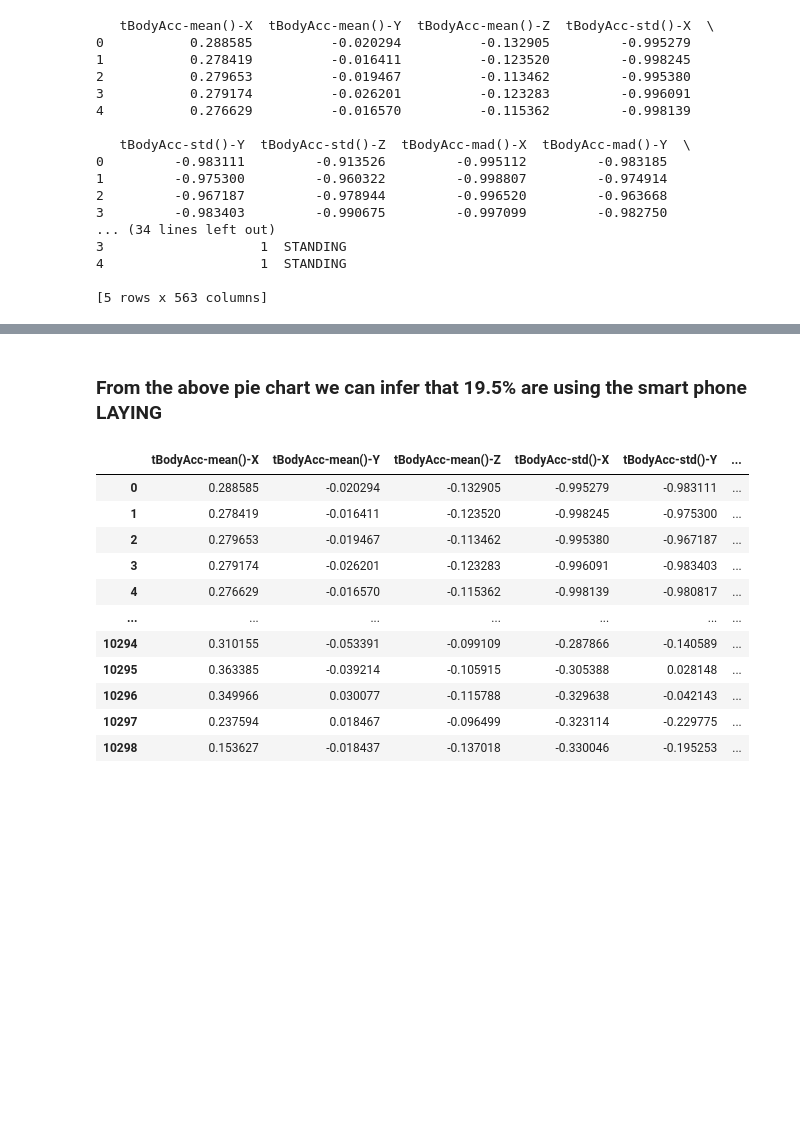
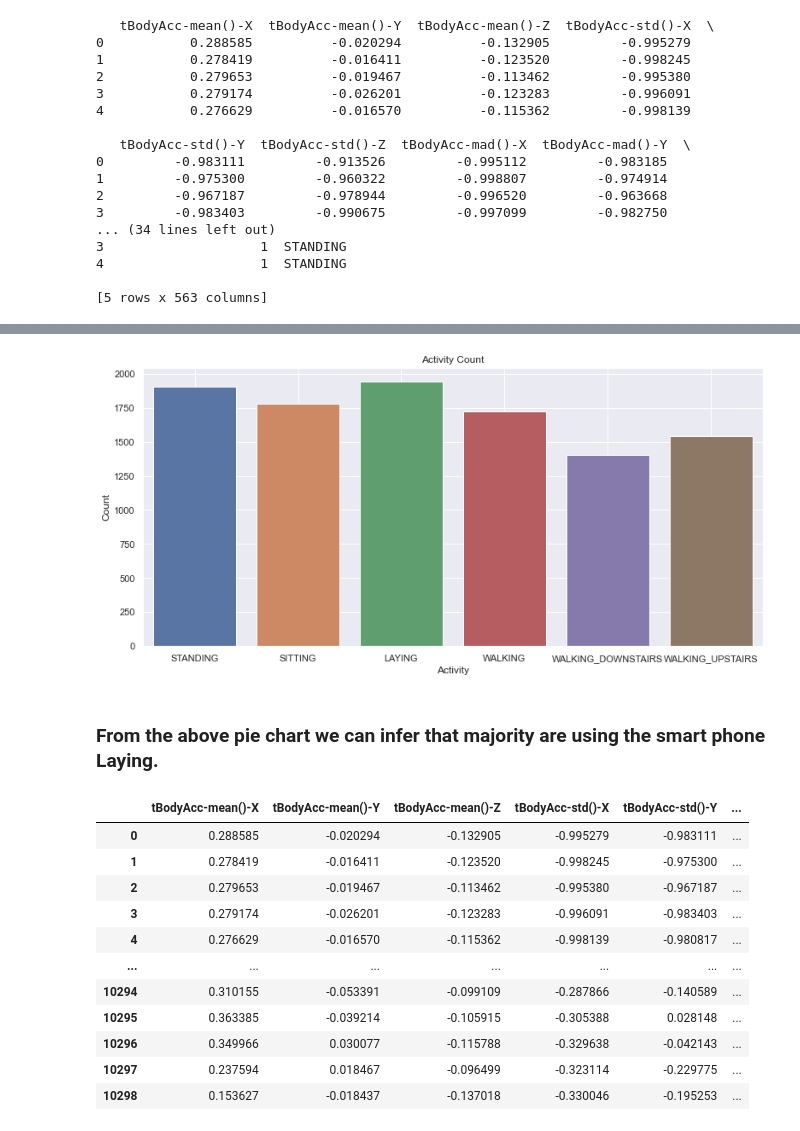
Before and after one commit to SraavanChevireddy/HumanActivityPrediction, a Jupyter notebook: HumanActivity.ipynb, the cells around one changed output, grey strips where cells are left out. Saved outputs shown, nothing was run; the diff lists cells and outputs as text; code cells hidden in the pictures; blank space fills up the shorter version.

```diff
--- a/HumanActivity.ipynb
+++ b/HumanActivity.ipynb
@@ -48,5 +49,17 @@ plt.show()
+# %%
+# activity count by plot
+
+sns.set(rc={'figure.figsize':(13,6)})
+fig = sns.countplot(x = "Activity" , data = human_activity_dataset)
+plt.xlabel("Activity")
+plt.ylabel("Count")
+plt.title("Activity Count")
+plt.grid(True)
+plt.show(fig)
+# %% [output]
+[figure, added]
 # %% [markdown]
-### From the above pie chart we can infer that 19.5% are using the smart phone LAYING
+### From the above pie chart we can infer that majority are using the smart phone Laying.
 # %%
 # Checking if any of the row/column has null value
 human_activity_dataset.isnull().values.any()
```
Also changed, not shown: parts of 15 cells of this notebook.
